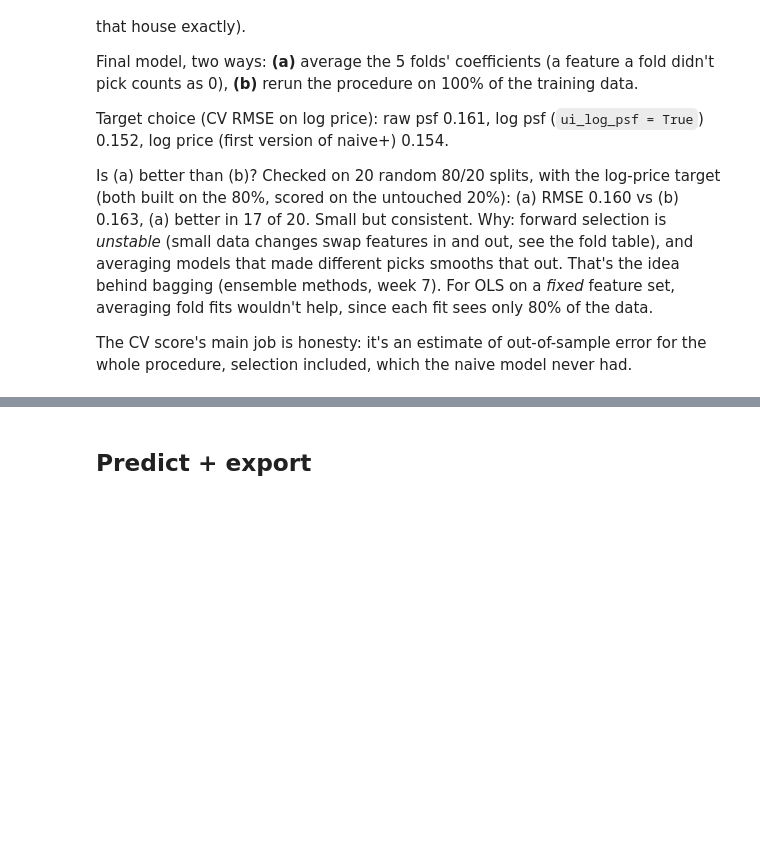
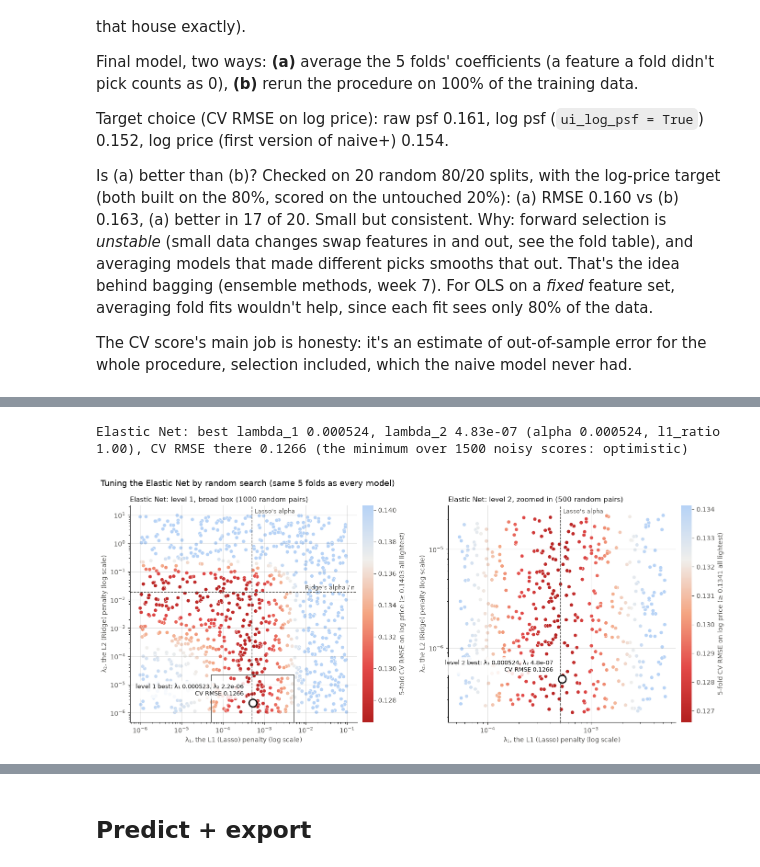
Before and after one commit to jxwhat/22DM012-assn01-apartmentprices, a Jupyter notebook: workings/playground.ipynb, the cells around one changed output, grey strips where cells are left out. Cells and saved outputs as stored; diff of their text form; code cells hidden in the pictures; blank space fills up the shorter version.

```diff
--- a/workings/playground.ipynb
+++ b/workings/playground.ipynb
@@ -910,0 +1358,51 @@ model_plus.summary()
+# %%
+# tune (lambda_1, lambda_2) on all 1,460 training houses (the same 5 folds as every model): two-level random search
+df_en_s1, df_en_s2, (en_l1, en_l2) = random_search_en(l_folds_all)
+print(f'Elastic Net: best lambda_1 {en_l1:.3g}, lambda_2 {en_l2:.3g} (alpha {en_l1 + en_l2:.3g}, l1_ratio {en_l1 / (en_l1 + en_l2):.2f}), '
+      f'CV RMSE there {pd.concat([df_en_s1, df_en_s2])["mean"].min():.4f} (the minimum over {sum(ui_en_n_draws)} noisy scores: optimistic)')
+
+## chart: every random pair at (lambda_1, lambda_2), coloured by its CV RMSE (redder = lower). Left: level 1 (box = level 2's zoom). Right: level 2.
+## Dashed guides = the pure models' own best penalties in these units: Lasso's alpha is a lambda_1; Ridge's alpha / n is a lambda_2
+## (Ridge minimises RSS + alpha·|w|²; divided by 2n that is (1/2n)·RSS + ½·(alpha/n)·|w|²). Pure Lasso sits at lambda_2 = 0, below the chart; pure Ridge at lambda_1 = 0, left of it
+from matplotlib.colors import LinearSegmentedColormap, Normalize
+from matplotlib.patches import Rectangle
+
+cmap_en = LinearSegmentedColormap.from_list('cold_to_hot', ['#b3201f', '#e34948', '#f4a582', '#f0efec', '#b7d3f6'])  # hot red = lowest RMSE (best), light blue = worst
+n_fit = np.mean([f['X_tr'].shape[0] for f in l_folds_all])  # training rows per fold, after the outlier drop
+d_guides = {'lambda_1': (d_search['Lasso'][2], "Lasso's alpha"), 'lambda_2': (d_search['Ridge'][2] / n_fit, "Ridge's alpha / n")}
+fig, axes = plt.subplots(1, 2, figsize=(14, 6))
+for ax, df_s, level, vmax in [(axes[0], df_en_s1, 'level 1', cv_naive_pp), (axes[1], df_en_s2, 'level 2', df_en_s2['mean'].quantile(0.9))]:
+    df_s = df_s.sort_values('mean', ascending=False)  # best points drawn last, on top
+    norm = Normalize(vmin=df_s['mean'].min(), vmax=vmax, clip=True)
+    sc = ax.scatter(df_s['lambda_1'], df_s['lambda_2'], c=df_s['mean'], cmap=cmap_en, norm=norm, s=34, edgecolors='white', linewidths=0.5)
+    cb = fig.colorbar(sc, ax=ax, pad=0.02)
+    cb.set_label(f'5-fold CV RMSE on log price (≥ {vmax:.4f} all lightest)', color='#52514e')
+    cb.ax.tick_params(colors='#52514e')
+    cb.outline.set_visible(False)
+    best = df_s.iloc[-1]
+    ax.plot(best['lambda_1'], best['lambda_2'], 'o', color='#0b0b0b', markersize=12, markerfacecolor='white', markeredgewidth=2, zorder=3)
+    ax.annotate(f"{level} best: λ₁ {best['lambda_1']:.3g}, λ₂ {best['lambda_2']:.2g}\nCV RMSE {best['mean']:.4f}", (best['lambda_1'], best['lambda_2']),
+                xytext=(-14, 12), textcoords='offset points', ha='right', color='#0b0b0b', fontsize=9, bbox=dict(boxstyle='round,pad=0.3', fc='white', ec='none', alpha=0.85))
+    if df_s['lambda_1'].min() < d_guides['lambda_1'][0] < df_s['lambda_1'].max():  # guides only where the points are
+        ax.axvline(d_guides['lambda_1'][0], color='#52514e', linestyle='--', linewidth=1)
+        ax.annotate(d_guides['lambda_1'][1], (d_guides['lambda_1'][0], 1), xycoords=('data', 'axes fraction'), xytext=(4, -4), textcoords='offset points', va='top', color='#52514e', fontsize=9)
+    if df_s['lambda_2'].min() < d_guides['lambda_2'][0] < df_s['lambda_2'].max():
+        ax.axhline(d_guides['lambda_2'][0], color='#52514e', linestyle='--', linewidth=1)
+        ax.annotate(d_guides['lambda_2'][1], (1, d_guides['lambda_2'][0]), xycoords=('axes fraction', 'data'), xytext=(-4, 4), textcoords='offset points', ha='right', color='#52514e', fontsize=9)
+    ax.set_xscale('log')
+    ax.set_yscale('log')
+    ax.set_title(f"Elastic Net: {level}, {'broad box' if level == 'level 1' else 'zoomed in'} ({len(df_s)} random pairs)", loc='left', fontsize=11, color='#0b0b0b')
+    ax.set_xlabel('λ₁, the L1 (Lasso) penalty (log scale)', color='#52514e')
+    ax.set_ylabel('λ₂, the L2 (Ridge) penalty (log scale)', color='#52514e')
+    ax.grid(color='#52514e', alpha=0.15, linewidth=0.8)
+    ax.spines[['top', 'right']].set_visible(False)
+    ax.tick_params(colors='#52514e')
+lo1, hi1 = df_en_s2['lambda_1'].min(), df_en_s2['lambda_1'].max()
+lo2, hi2 = df_en_s2['lambda_2'].min(), df_en_s2['lambda_2'].max()
+axes[0].add_patch(Rectangle((lo1, lo2), hi1 - lo1, hi2 - lo2, fill=False, edgecolor='#52514e', linewidth=1.2))
+fig.suptitle('Tuning the Elastic Net by random search (same 5 folds as every model)', x=0.01, ha='left', fontsize=13)
+plt.tight_layout()
+plt.show()
+# %% [output]
+Elastic Net: best lambda_1 0.000524, lambda_2 4.83e-07 (alpha 0.000524, l1_ratio 1.00), CV RMSE there 0.1266 (the minimum over 1500 noisy scores: optimistic)
+[figure, added]
```
Also changed, not shown: parts of 28 cells of this notebook, 8 other files.
